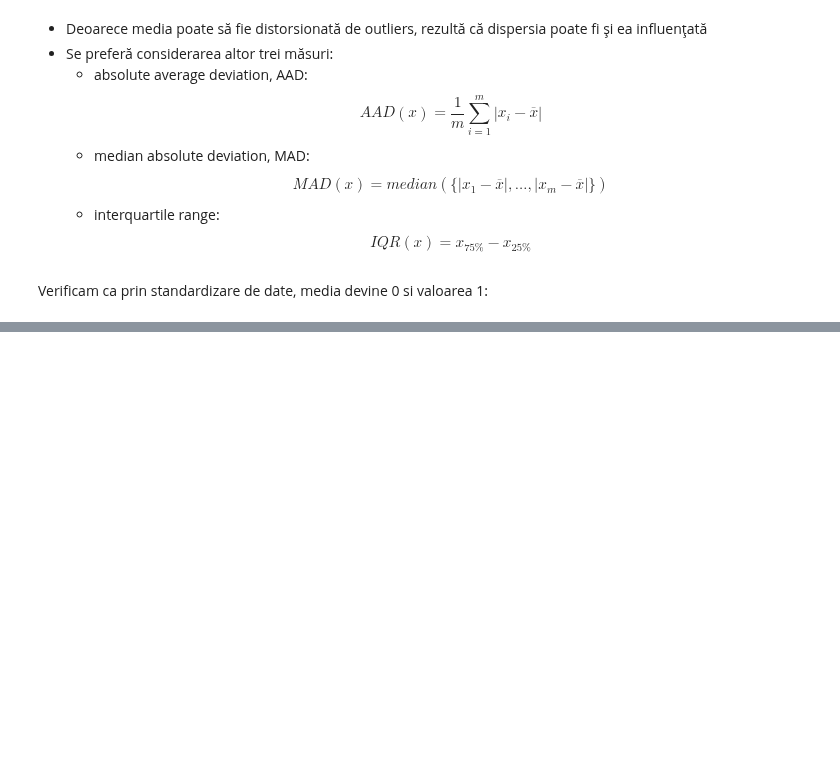
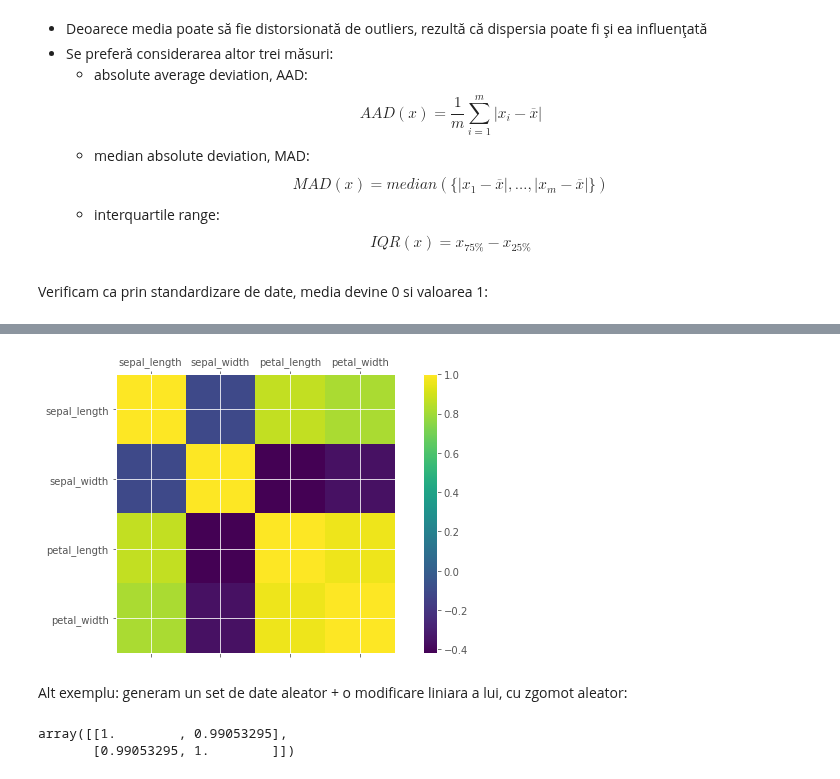
Before and after one commit to lmsasu/cursuri, a Jupyter notebook: Introducere_in_data_science/cursuri/Curs5/Curs5.ipynb, the cells around one changed output, grey strips where cells are left out. Drawn from its saved outputs; the diff is of its cells as text; code cells hidden in the pictures; blank space fills up the shorter version.

```diff
--- a/Introducere_in_data_science/cursuri/Curs5/Curs5.ipynb
+++ b/Introducere_in_data_science/cursuri/Curs5/Curs5.ipynb
@@ -649,0 +705,20 @@ evoluţii în sensuri diferite), dar nu şi panta acestei legături (figurile di
+# %%
+plt.figure(figsize=(10,5))
+plt.matshow(data.corr(), fignum=1)
+plt.xticks(range(4), data.columns[:-1])
+plt.yticks(range(4), data.columns[:-1])
+plt.colorbar()
+plt.show()
+# %% [output]
+[figure, added]
+# %% [markdown]
+Alt exemplu: generam un set de date aleator + o modificare liniara a lui, cu zgomot aleator:
+# %%
+np.random.seed(100)
+x = np.random.randint(0, 50, 1000)
+# corelatie pozitiva intre x si y
+y = 5*x + 3 + np.random.normal(0, 10, 1000)
+np.corrcoef(x, y)
+# %% [output]
+array([[1.        , 0.99053295],
+       [0.99053295, 1.        ]])
```
Also changed, not shown: parts of 27 cells of this notebook, 4 other files.
